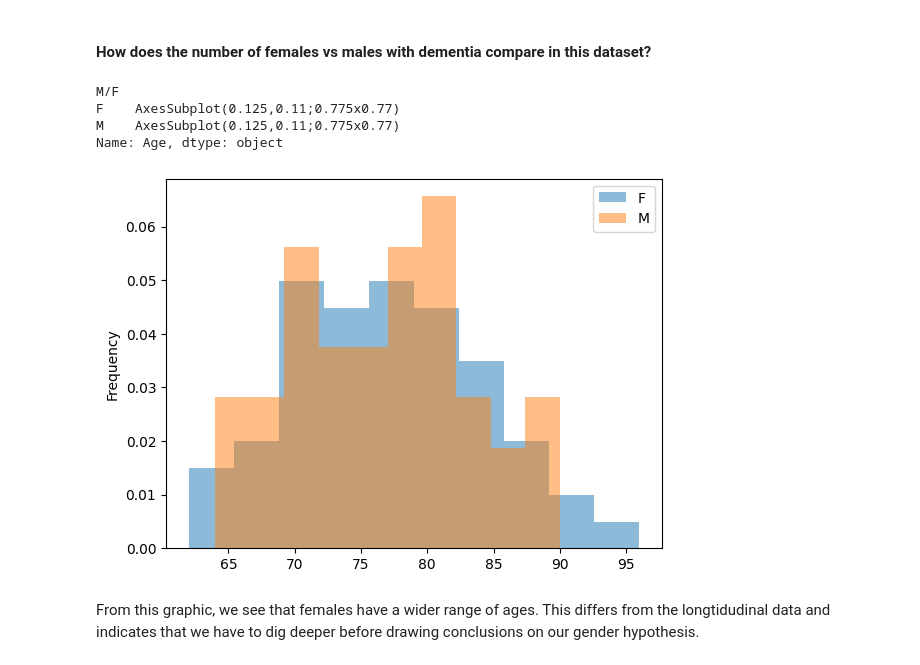
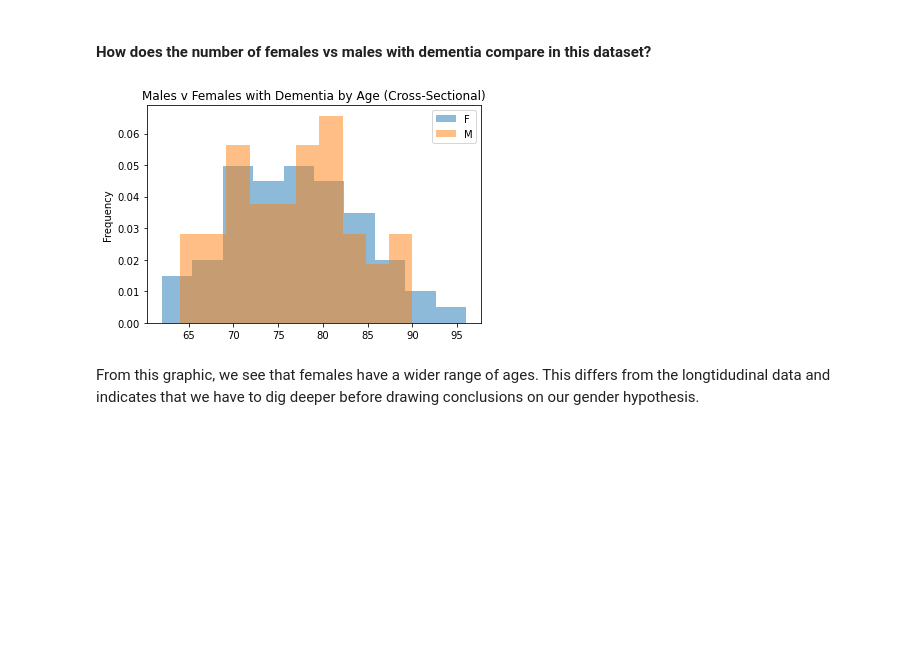
Before and after one commit to marisalong/marisalong.github.io, a Jupyter notebook: DataScienceFinalNotebook.ipynb, the cells around one changed output. Saved outputs shown, nothing was run; the diff lists cells and outputs as text; code cells hidden in the pictures; blank space fills up the shorter version.

```diff
--- a/DataScienceFinalNotebook.ipynb
+++ b/DataScienceFinalNotebook.ipynb
@@ -540,14 +540,12 @@ The mean age of patients when they got their MRI scan was 51.3 years old, which
 # %%
 # Creating new dataframe with ages in accending order
 age_accending_cross = df_alhz_cross.sort_values('Age')
 age_accending = age_accending_cross[age_accending_cross.Group == "Demented"]
-age_accending.groupby("M/F").Age.plot.hist(alpha=.5, density=True, legend=True, xlabel='Age of Indv. with Dementia')
+age_accending.groupby("M/F").Age.plot.hist(alpha=.5, density=True, legend=True)
+plt.title('Males v Females with Dementia by Age (Cross-Sectional)')
+plt.show()
 # %% [output]
-M/F
-F    AxesSubplot(0.125,0.11;0.775x0.77)
-M    AxesSubplot(0.125,0.11;0.775x0.77)
-Name: Age, dtype: object
-[figure, old version]
+[figure, new version]
 # %% [markdown]
 From this graphic, we see that females have a wider range of ages. This differs from the longtidudinal data and indicates that we have to dig deeper before drawing conclusions on our gender hypothesis.
 # %% [markdown]
```
Also changed, not shown: parts of 30 cells of this notebook.
